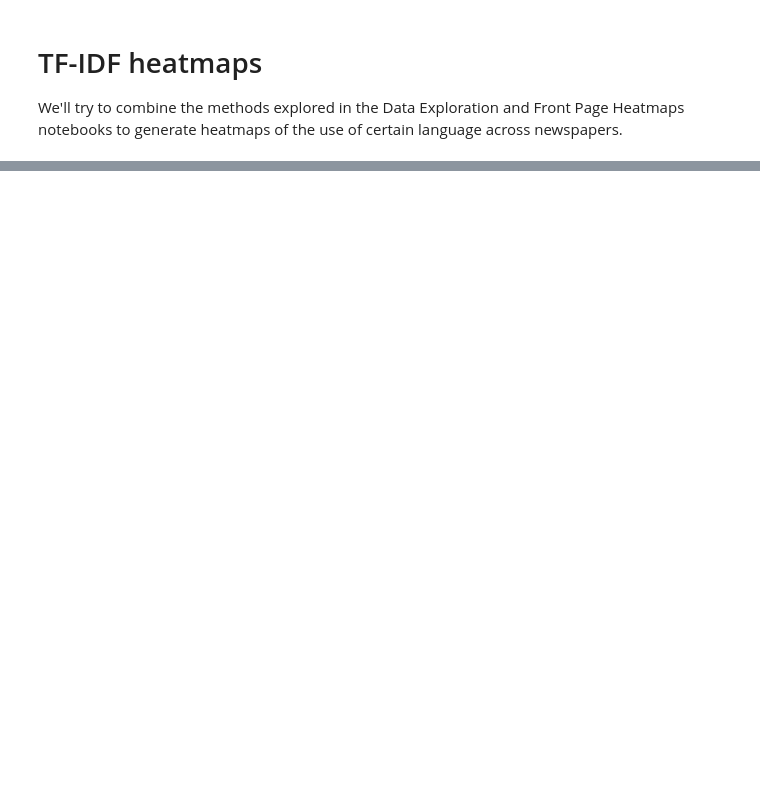
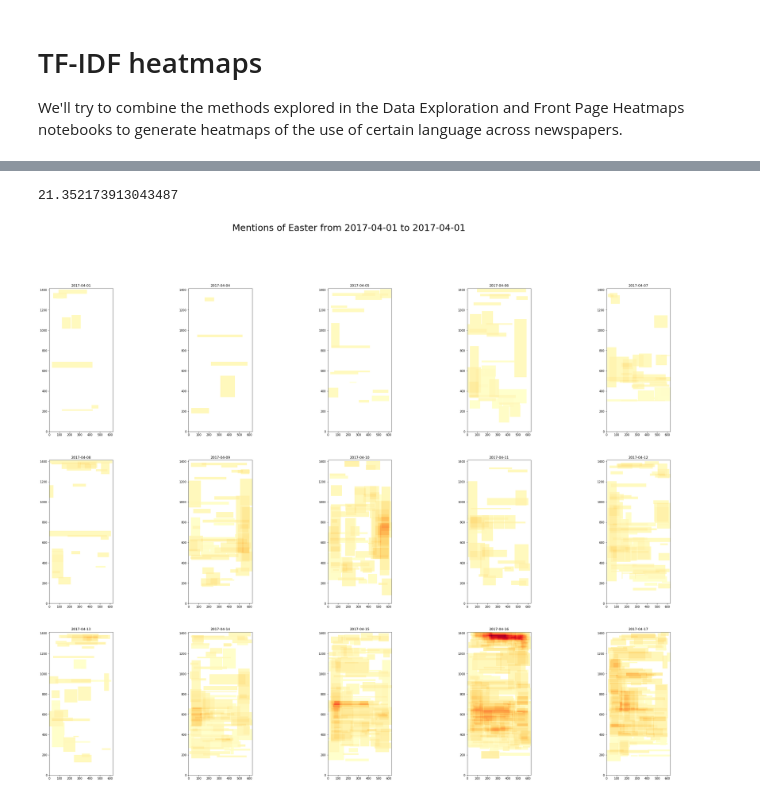
Before and after one commit to samzhang111/frontpages, a Jupyter notebook: analysis/tfidf_heatmaps.ipynb, the cells around one changed output, grey strips where cells are left out. Cells and saved outputs as stored; diff of their text form; code cells hidden in the pictures; blank space fills up the shorter version.

```diff
--- a/analysis/tfidf_heatmaps.ipynb
+++ b/analysis/tfidf_heatmaps.ipynb
@@ -19,0 +121,5 @@ TypeError: 'numpy.float64' object cannot be interpreted as an integer
+# %%
+plot_mentions_of_query('Easter', df)
+# %% [output]
+21.352173913043487
+[figure, added]
```
Also changed, not shown: parts of 10 cells of this notebook, 3 other files.
